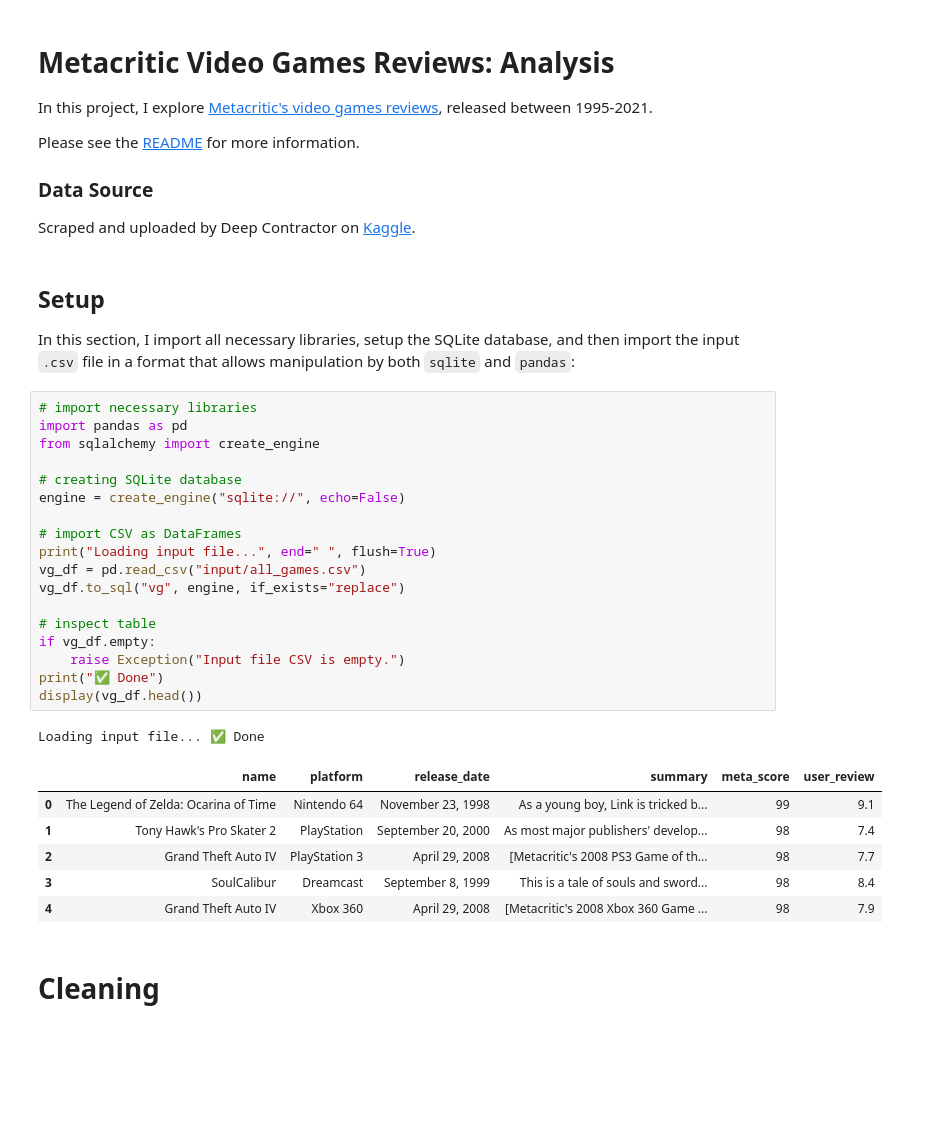
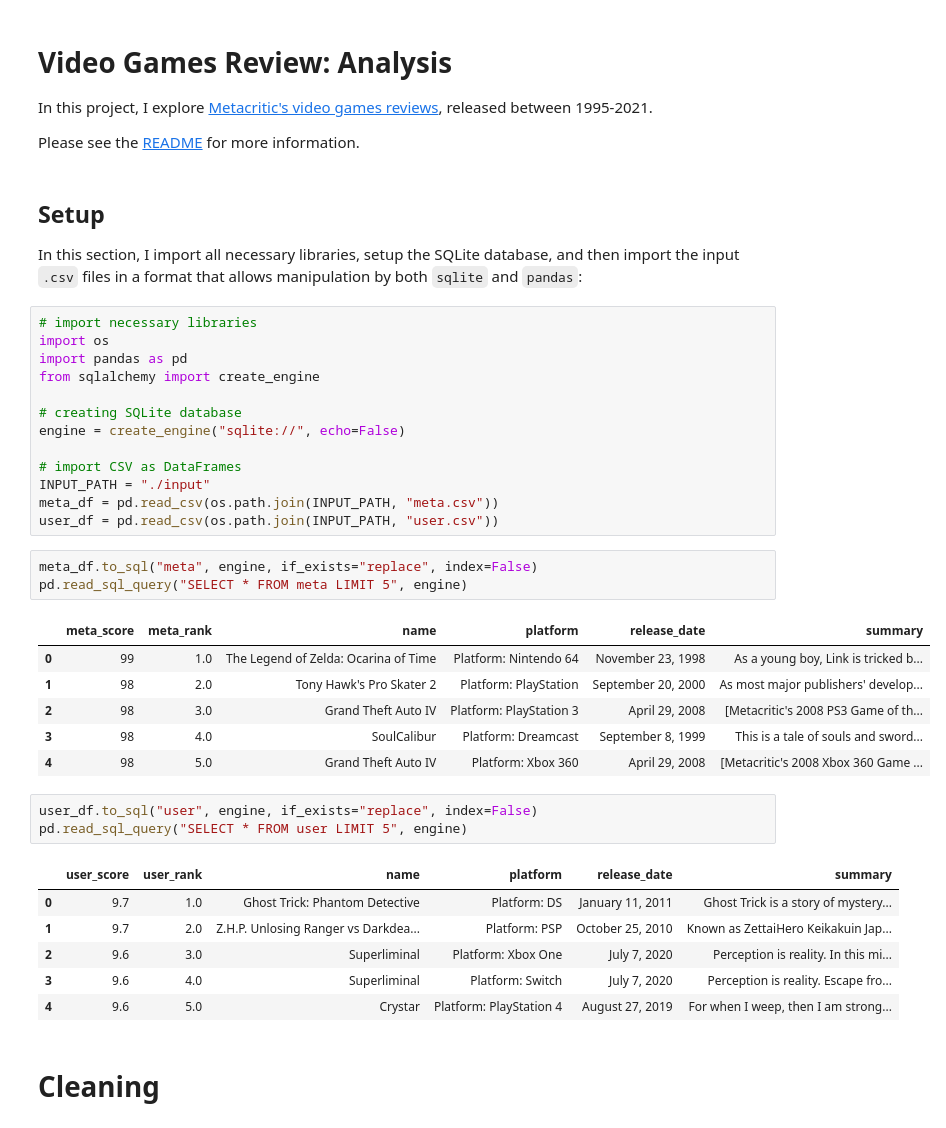
Before and after one commit to henrylin03/video-games, a Jupyter notebook: analysis.ipynb, the cells around one changed output. Cells and saved outputs as stored; diff of their text form; blank space fills up the shorter version.

Commit message:
input updated csvs

```diff
--- a/analysis.ipynb
+++ b/analysis.ipynb
@@ -1,16 +1,14 @@
 # %% [markdown]
-# Metacritic Video Games Reviews: Analysis
+# Video Games Review: Analysis
 In this project, I explore [Metacritic's video games reviews](https://www.metacritic.com/browse/games/score/metascore/all/all/filtered?page=0), released between 1995-2021.
 
 Please see the [README](https://github.com/henrylin03/video-games) for more information.
-
-### Data Source
-Scraped and uploaded by Deep Contractor on [Kaggle](https://www.kaggle.com/deepcontractor/top-video-games-19952021-metacritic).
 # %% [markdown]
 ## Setup
-In this section, I import all necessary libraries, setup the SQLite database, and then import the input `.csv` file in a format that allows manipulation by both `sqlite` and `pandas`:
+In this section, I import all necessary libraries, setup the SQLite database, and then import the input `.csv` files in a format that allows manipulation by both `sqlite` and `pandas`:
 # %%
 # import necessary libraries
+import os
 import pandas as pd
 from sqlalchemy import create_engine
 
@@ -18,23 +16,29 @@ from sqlalchemy import create_engine
 engine = create_engine("sqlite://", echo=False)
 
 # import CSV as DataFrames
-print("Loading input file...", end=" ", flush=True)
-vg_df = pd.read_csv("input/all_games.csv")
-vg_df.to_sql("vg", engine, if_exists="replace")
-
-# inspect table
-if vg_df.empty:
-    raise Exception("Input file CSV is empty.")
-print("✅ Done")
-display(vg_df.head())
+INPUT_PATH = "./input"
+meta_df = pd.read_csv(os.path.join(INPUT_PATH, "meta.csv"))
+user_df = pd.read_csv(os.path.join(INPUT_PATH, "user.csv"))
-# %% [output]
-Loading input file... ✅ Done
-|  | name | platform | release_date | summary | meta_score | user_review |
-| 0 | The Legend of Zelda: Ocarina of Time | Nintendo 64 | November 23, 1998 | As a young boy, Link is tricked b... | 99 | 9.1 |
-| 1 | Tony Hawk's Pro Skater 2 | PlayStation | September 20, 2000 | As most major publishers' develop... | 98 | 7.4 |
-| 2 | Grand Theft Auto IV | PlayStation 3 | April 29, 2008 | [Metacritic's 2008 PS3 Game of th... | 98 | 7.7 |
-| 3 | SoulCalibur | Dreamcast | September 8, 1999 | This is a tale of souls and sword... | 98 | 8.4 |
-| 4 | Grand Theft Auto IV | Xbox 360 | April 29, 2008 | [Metacritic's 2008 Xbox 360 Game ... | 98 | 7.9 |
+# %%
+meta_df.to_sql("meta", engine, if_exists="replace", index=False)
+pd.read_sql_query("SELECT * FROM meta LIMIT 5", engine)
+# %% [output]
+|  | meta_score | meta_rank | name | platform | release_date | summary |
+| 0 | 99 | 1.0 | The Legend of Zelda: Ocarina of Time | Platform: Nintendo 64 | November 23, 1998 | As a young boy, Link is tricked b... |
+| 1 | 98 | 2.0 | Tony Hawk's Pro Skater 2 | Platform: PlayStation | September 20, 2000 | As most major publishers' develop... |
+| 2 | 98 | 3.0 | Grand Theft Auto IV | Platform: PlayStation 3 | April 29, 2008 | [Metacritic's 2008 PS3 Game of th... |
+| 3 | 98 | 4.0 | SoulCalibur | Platform: Dreamcast | September 8, 1999 | This is a tale of souls and sword... |
+| 4 | 98 | 5.0 | Grand Theft Auto IV | Platform: Xbox 360 | April 29, 2008 | [Metacritic's 2008 Xbox 360 Game ... |
+# %%
+user_df.to_sql("user", engine, if_exists="replace", index=False)
+pd.read_sql_query("SELECT * FROM user LIMIT 5", engine)
+# %% [output]
+|  | user_score | user_rank | name | platform | release_date | summary |
+| 0 | 9.7 | 1.0 | Ghost Trick: Phantom Detective | Platform: DS | January 11, 2011 | Ghost Trick is a story of mystery... |
+| 1 | 9.7 | 2.0 | Z.H.P. Unlosing Ranger vs Darkdea... | Platform: PSP | October 25, 2010 | Known as ZettaiHero Keikakuin Jap... |
+| 2 | 9.6 | 3.0 | Superliminal | Platform: Xbox One | July 7, 2020 | Perception is reality. In this mi... |
+| 3 | 9.6 | 4.0 | Superliminal | Platform: Switch | July 7, 2020 | Perception is reality. Escape fro... |
+| 4 | 9.6 | 5.0 | Crystar | Platform: PlayStation 4 | August 27, 2019 | For when I weep, then I am strong... |
 # %% [markdown]
 # Cleaning
 # %% [markdown]
```
